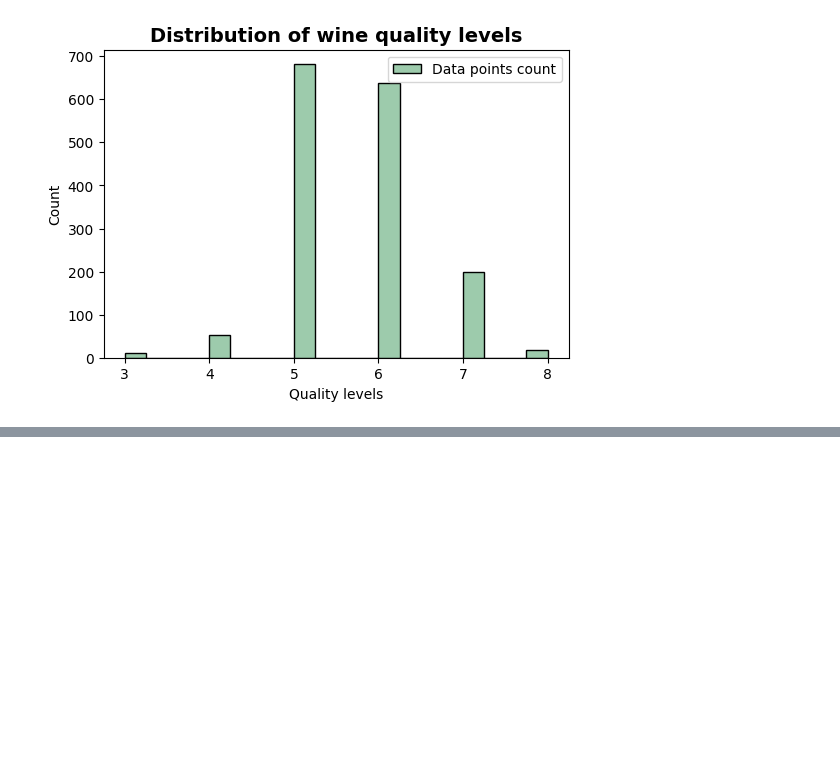
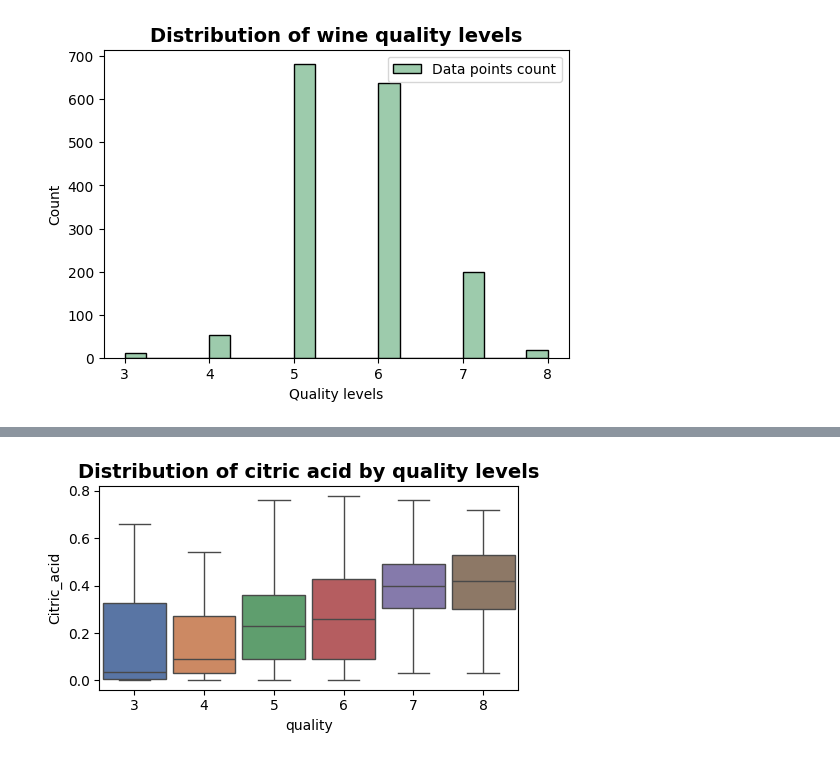
Before and after one commit to ShariYo/Modul2_Sprint3, a Jupyter notebook: project/main.ipynb, the cells around one changed output, grey strips where cells are left out. Cells and saved outputs as stored; diff of their text form; code cells hidden in the pictures; blank space fills up the shorter version.

```diff
--- a/project/main.ipynb
+++ b/project/main.ipynb
@@ -126,0 +159,12 @@ f_histogram(
+# %%
+#citric_acid
+f_boxplot(
+    data=redwine,
+    xaxis="quality",
+    yaxis="citric_acid",
+    hue="quality",
+    ylabel="Citric_acid",
+    title="Distribution of citric acid by quality levels"
+)
+# %% [output]
+[figure, added]
```
Also changed, not shown: parts of 13 cells of this notebook, 1 other file.
